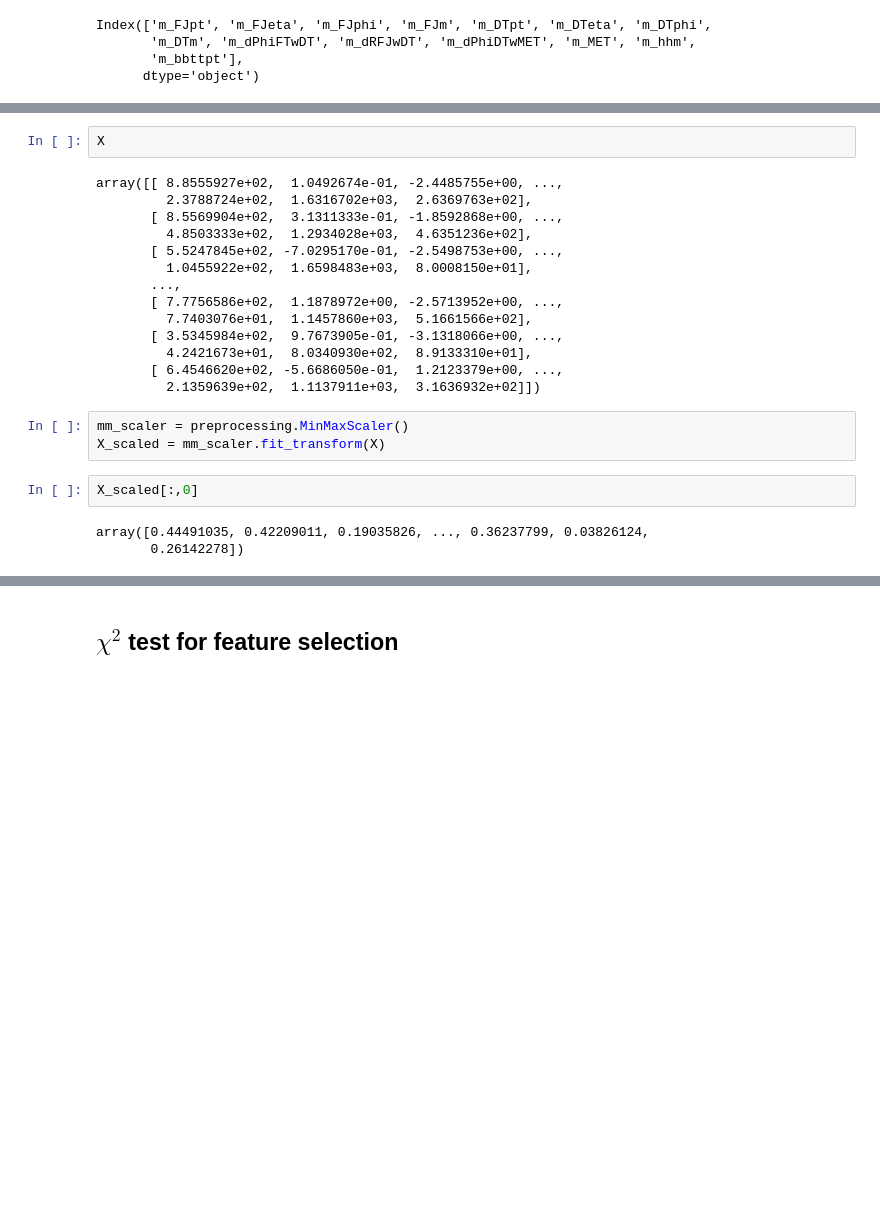
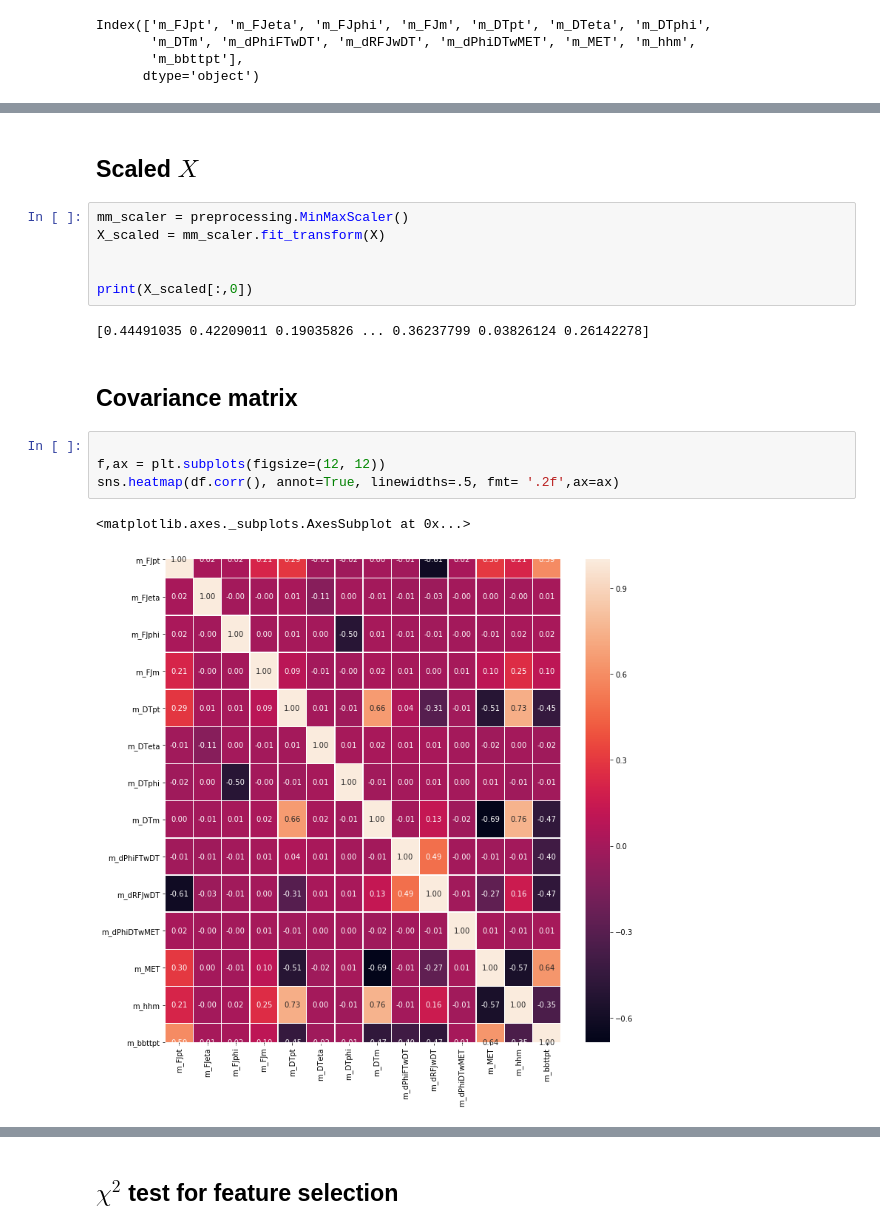
Before and after one commit to Jneror/BoostedDiHiggsDeepLearning, a Jupyter notebook: notebooks/2020-06-16-RPR-Feature-Selection.ipynb, the cells around one changed output, grey strips where cells are left out. Saved outputs shown, nothing was run; the diff lists cells and outputs as text; blank space fills up the shorter version.

```diff
--- a/notebooks/2020-06-16-RPR-Feature-Selection.ipynb
+++ b/notebooks/2020-06-16-RPR-Feature-Selection.ipynb
@@ -106,24 +140,19 @@ X = df.values
-# %%
-X
-# %% [output]
-array([[ 8.8555927e+02,  1.0492674e-01, -2.4485755e+00, ...,
-         2.3788724e+02,  1.6316702e+03,  2.6369763e+02],
-       [ 8.5569904e+02,  3.1311333e-01, -1.8592868e+00, ...,
-         4.8503333e+02,  1.2934028e+03,  4.6351236e+02],
-       [ 5.5247845e+02, -7.0295170e-01, -2.5498753e+00, ...,
-         1.0455922e+02,  1.6598483e+03,  8.0008150e+01],
-       ...,
-       [ 7.7756586e+02,  1.1878972e+00, -2.5713952e+00, ...,
-         7.7403076e+01,  1.1457860e+03,  5.1661566e+02],
-       [ 3.5345984e+02,  9.7673905e-01, -3.1318066e+00, ...,
-         4.2421673e+01,  8.0340930e+02,  8.9133310e+01],
-       [ 6.4546620e+02, -5.6686050e-01,  1.2123379e+00, ...,
-         2.1359639e+02,  1.1137911e+03,  3.1636932e+02]])
+# %% [markdown]
+## Scaled $X$
 # %%
 mm_scaler = preprocessing.MinMaxScaler()
 X_scaled = mm_scaler.fit_transform(X)
+
+
+print(X_scaled[:,0])
+# %% [output]
+[0.44491035 0.42209011 0.19035826 ... 0.36237799 0.03826124 0.26142278]
-# %%
-X_scaled[:,0]
-# %% [output]
-array([0.44491035, 0.42209011, 0.19035826, ..., 0.36237799, 0.03826124,
-       0.26142278])
+# %% [markdown]
+## Covariance matrix
+# %%
+
+f,ax = plt.subplots(figsize=(12, 12))
+sns.heatmap(df.corr(), annot=True, linewidths=.5, fmt= '.2f',ax=ax)
+# %% [output]
+<matplotlib.axes._subplots.AxesSubplot at 0x...>
+[figure, added]
```
Also changed, not shown: parts of 36 cells of this notebook.
